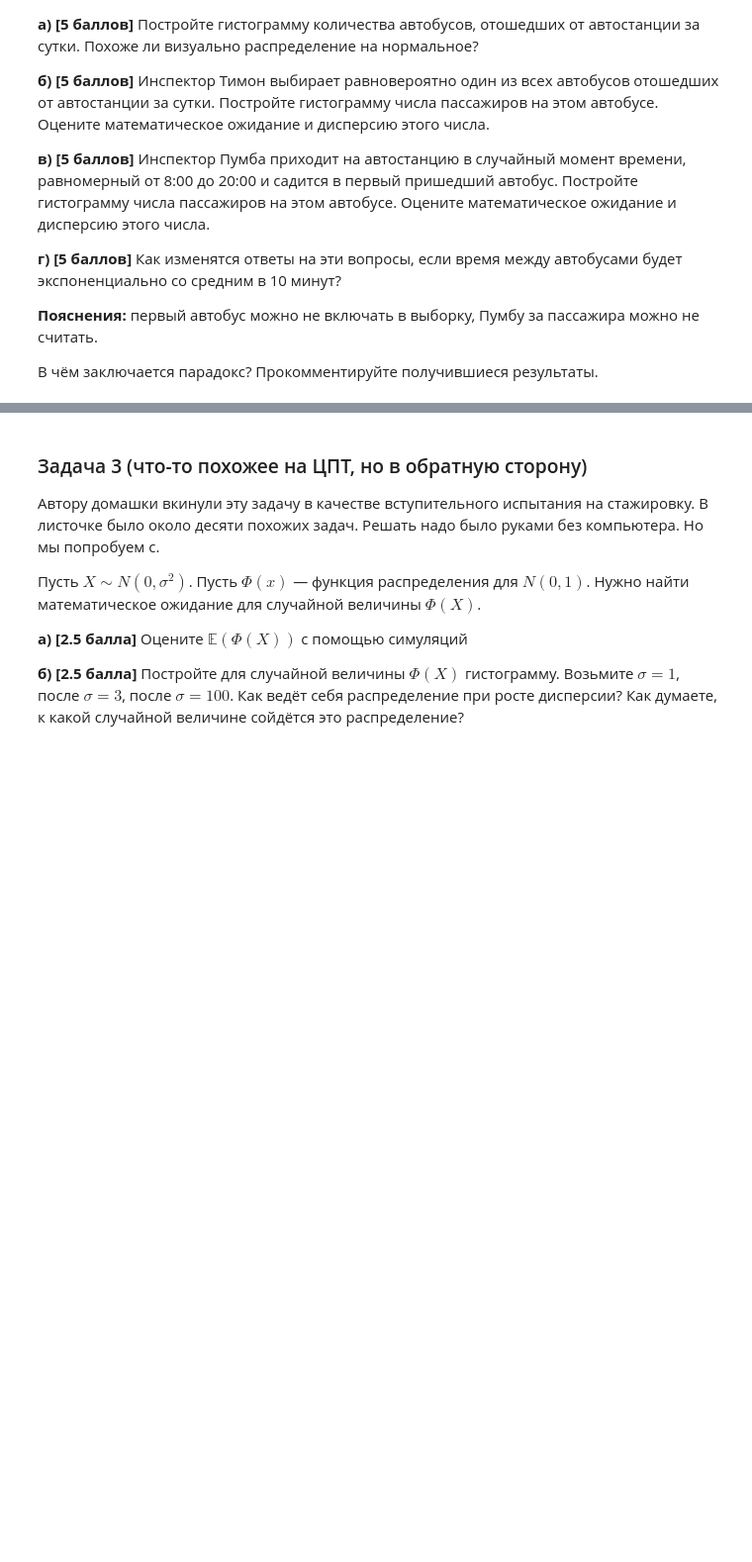
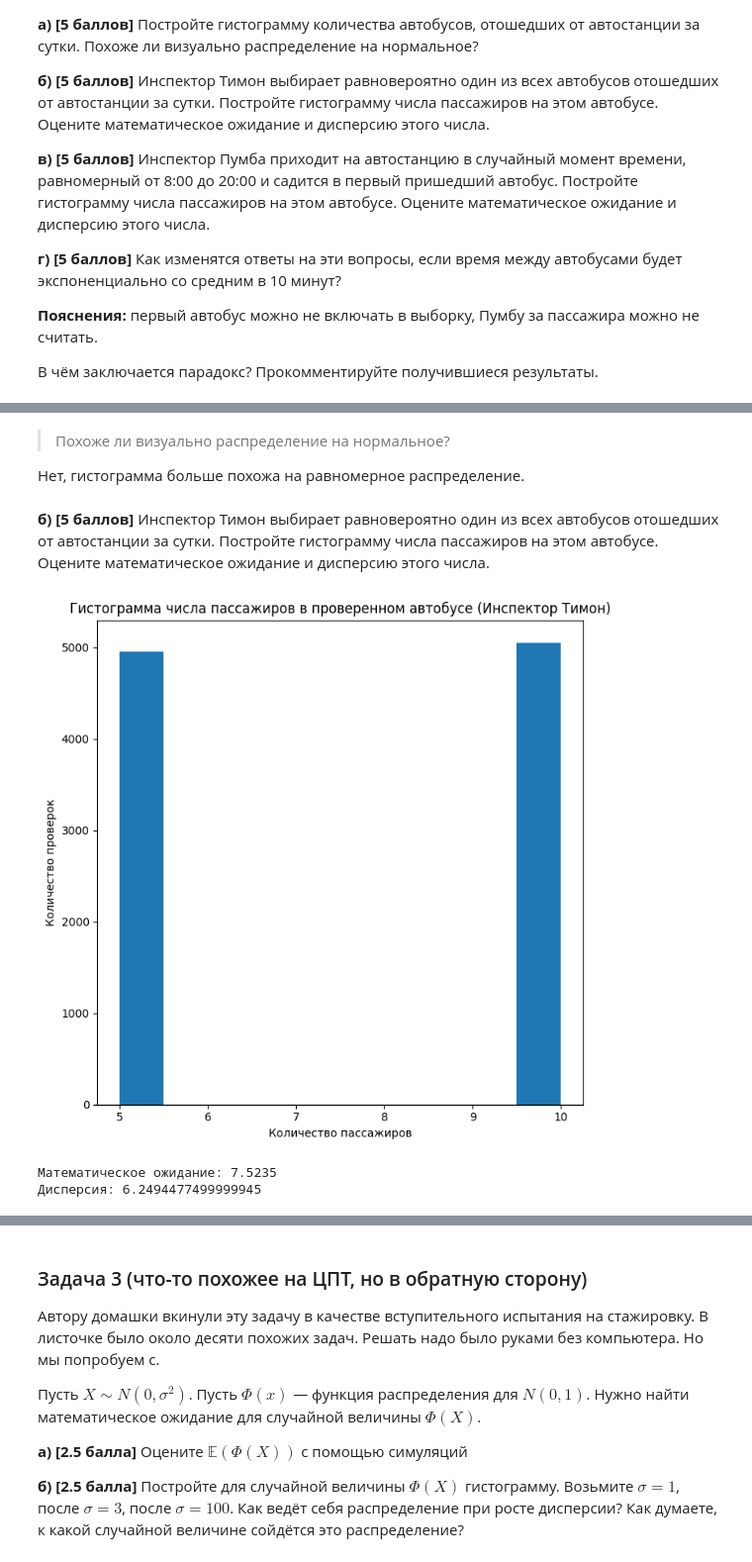
Before and after one commit to olegoid/yet_another_matstat_course, a Jupyter notebook: hw_matstat/hw-01- 007-OLEG-DEMCHENKO.ipynb, the cells around one changed output, grey strips where cells are left out. Shown at 99% size. Saved outputs shown, nothing was run; the diff lists cells and outputs as text; code cells hidden in the pictures; blank space fills up the shorter version.

```diff
--- a/hw_matstat/hw-01- 007-OLEG-DEMCHENKO.ipynb
+++ b/hw_matstat/hw-01- 007-OLEG-DEMCHENKO.ipynb
@@ -346,0 +408,30 @@ __Пояснения:__ первый автобус можно не включа
+# %% [markdown]
+> Похоже ли визуально распределение на нормальное?
+
+Нет, гистограмма больше похожа на равномерное распределение.
+# %% [markdown]
+__б) [5 баллов]__ Инспектор Тимон выбирает равновероятно один из всех автобусов отошедших от автостанции за сутки. Постройте гистограмму числа пассажиров на этом автобусе. Оцените математическое ожидание и дисперсию этого числа.
+# %%
+passangers = []
+
+for i in range(10**4):
+    bus_departures = run_experiment()
+    inspected_bus = random.choice(bus_departures)
+    passangers.append(inspected_bus[1])
+
+plt.hist(passangers, density=False)
+plt.ylabel('Количество проверок', fontsize=10)
+plt.xlabel('Количество пассажиров', fontsize=10)
+plt.title('Гистограмма числа пассажиров в проверенном автобусе (Инспектор Тимон)')
+plt.show()
+# %% [output]
+[figure, added]
+# %%
+expected_value = np.mean(passangers)
+dispersion = np.mean(np.array(passangers)**2) - expected_value**2
+
+print('Математическое ожидание: ' + str(expected_value))
+print('Дисперсия: ' + str(dispersion))
+# %% [output]
+Математическое ожидание: 7.5235
+Дисперсия: 6.2494477499999945
```
Also changed, not shown: parts of 17 cells of this notebook.
